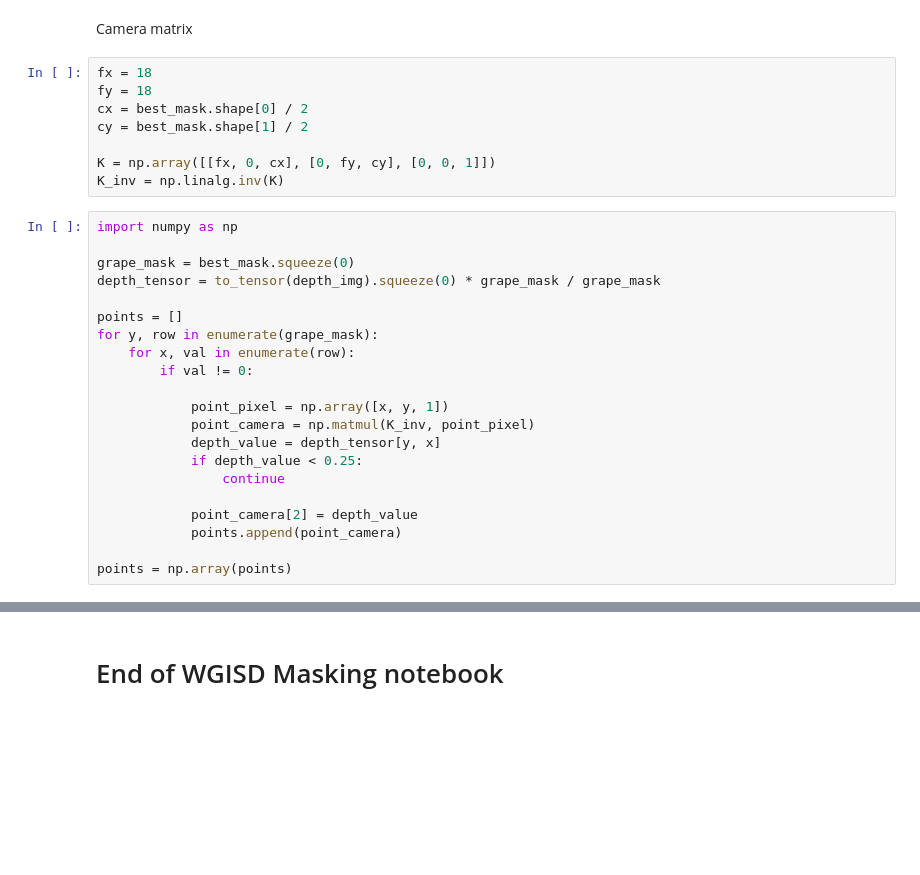
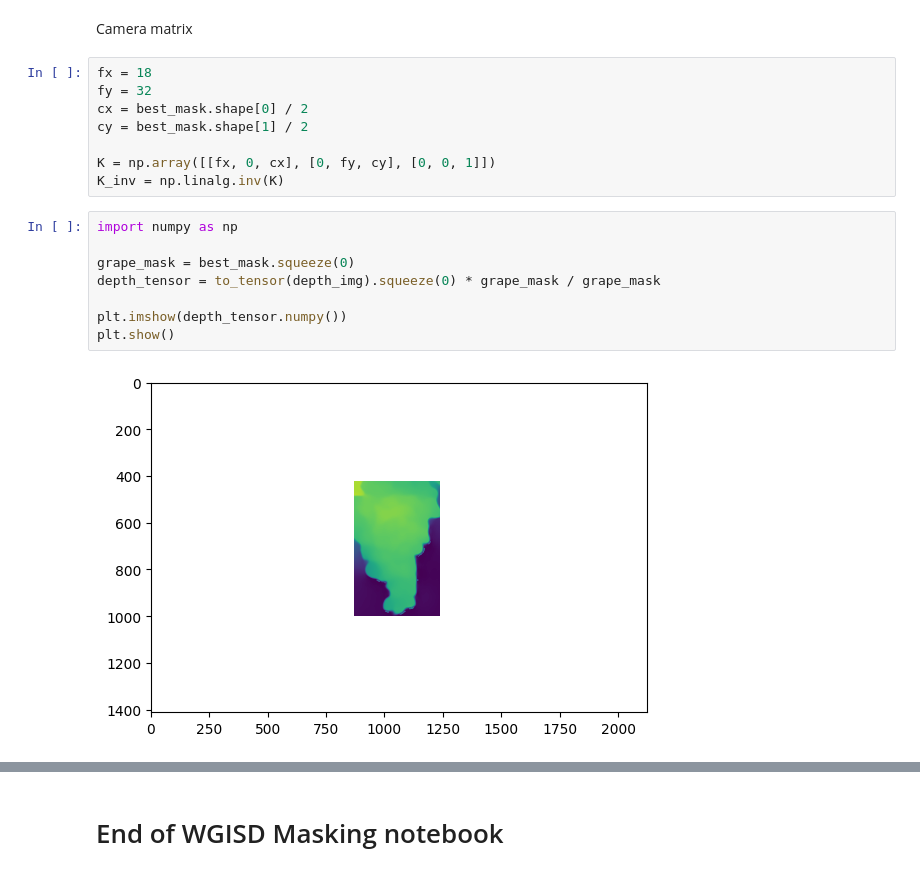
Before and after one commit to adi-balaji/grape_rob, a Jupyter notebook: grape_masking/wgisd_masking.ipynb, the cells around one changed output, grey strips where cells are left out. Drawn from its saved outputs; the diff is of its cells as text; blank space fills up the shorter version.

```diff
--- a/grape_masking/wgisd_masking.ipynb
+++ b/grape_masking/wgisd_masking.ipynb
@@ -471,30 +498,19 @@ Center grape bunch mask:  torch.Size([1, 1412, 2124])
 Camera matrix
 # %%
 fx = 18
-fy = 18
+fy = 32
 cx = best_mask.shape[0] / 2
 cy = best_mask.shape[1] / 2
 
 K = np.array([[fx, 0, cx], [0, fy, cy], [0, 0, 1]])
 K_inv = np.linalg.inv(K)
-# %%
-import numpy as np
-
-grape_mask = best_mask.squeeze(0)
-depth_tensor = to_tensor(depth_img).squeeze(0) * grape_mask / grape_mask
-
-points = []
-for y, row in enumerate(grape_mask):
-    for x, val in enumerate(row):
-        if val != 0:
-
-            point_pixel = np.array([x, y, 1])
-            point_camera = np.matmul(K_inv, point_pixel)
-            depth_value = depth_tensor[y, x]
-            if depth_value < 0.25:
-                continue
-
-            point_camera[2] = depth_value
-            points.append(point_camera)
-
-points = np.array(points)
+# %%
+import numpy as np
+
+grape_mask = best_mask.squeeze(0)
+depth_tensor = to_tensor(depth_img).squeeze(0) * grape_mask / grape_mask
+
+plt.imshow(depth_tensor.numpy())
+plt.show()
+# %% [output]
+[figure, added]
```
Also changed, not shown: parts of 3 cells of this notebook.
